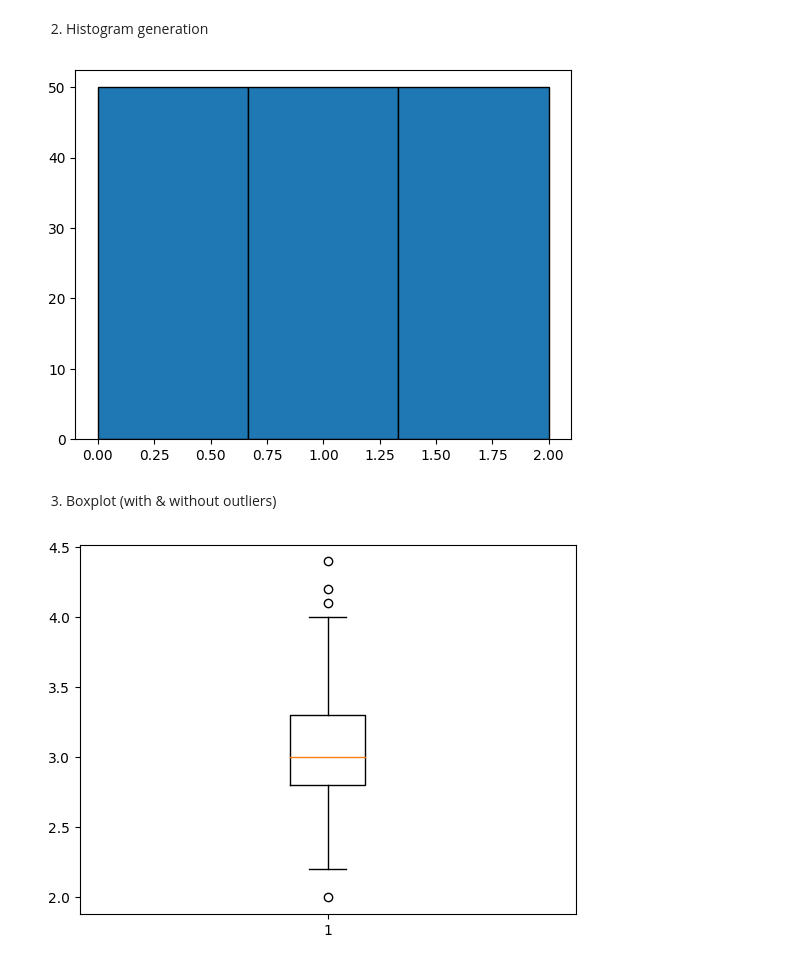
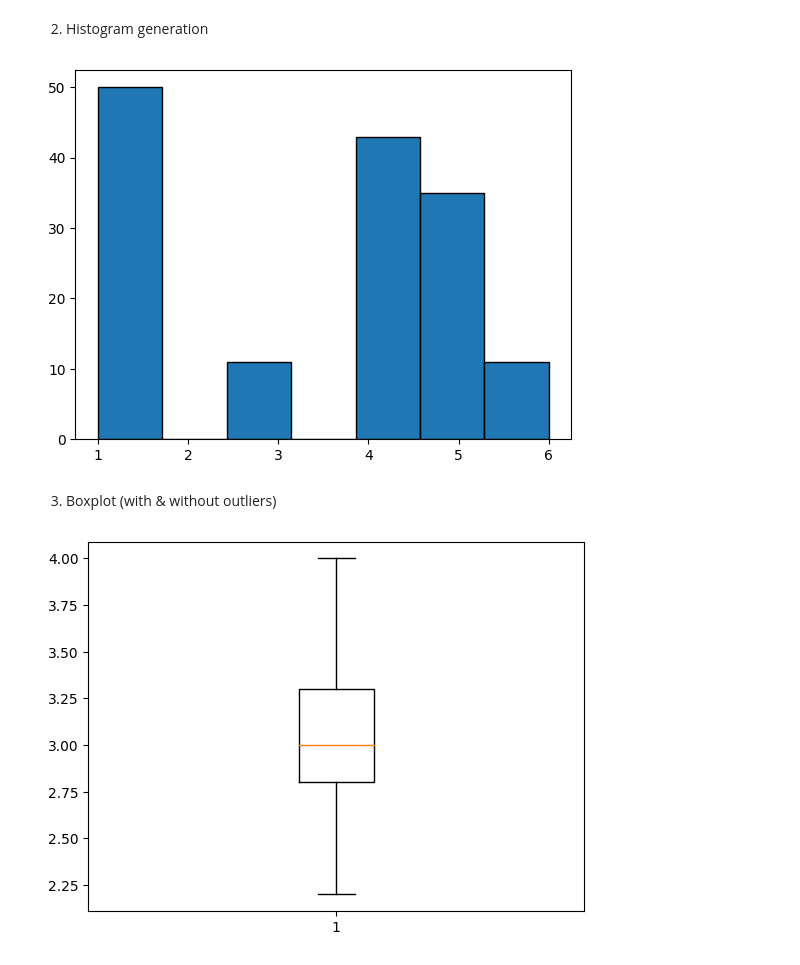
Before and after one commit to Youxise/DataMining, a Jupyter notebook: TP2.ipynb, the cells around one changed output. Saved outputs shown, nothing was run; the diff lists cells and outputs as text; code cells hidden in the pictures.

```diff
--- a/TP2.ipynb
+++ b/TP2.ipynb
@@ -142,9 +144,9 @@ def histogramme(data, i):
     # display
     plt.hist(x, bins=max(x)+1, edgecolor='black')
 # %%
-histogramme(data, 4)
+histogramme(data, 2)
 # %% [output]
-[figure, old version]
+[figure, new version]
 # %%
 def resume(data, attribut):
 
@@ -194,6 +196,6 @@ def boiteAMoustache(data, attribut, box):
         x = x + outliers
         plt.boxplot(x)
 # %%
-boiteAMoustache(data, 1, 1)
+boiteAMoustache(data, 1, 0)
 # %% [output]
-[figure, old version]
+[figure, new version]
```
Also changed, not shown: parts of 3 cells of this notebook.
